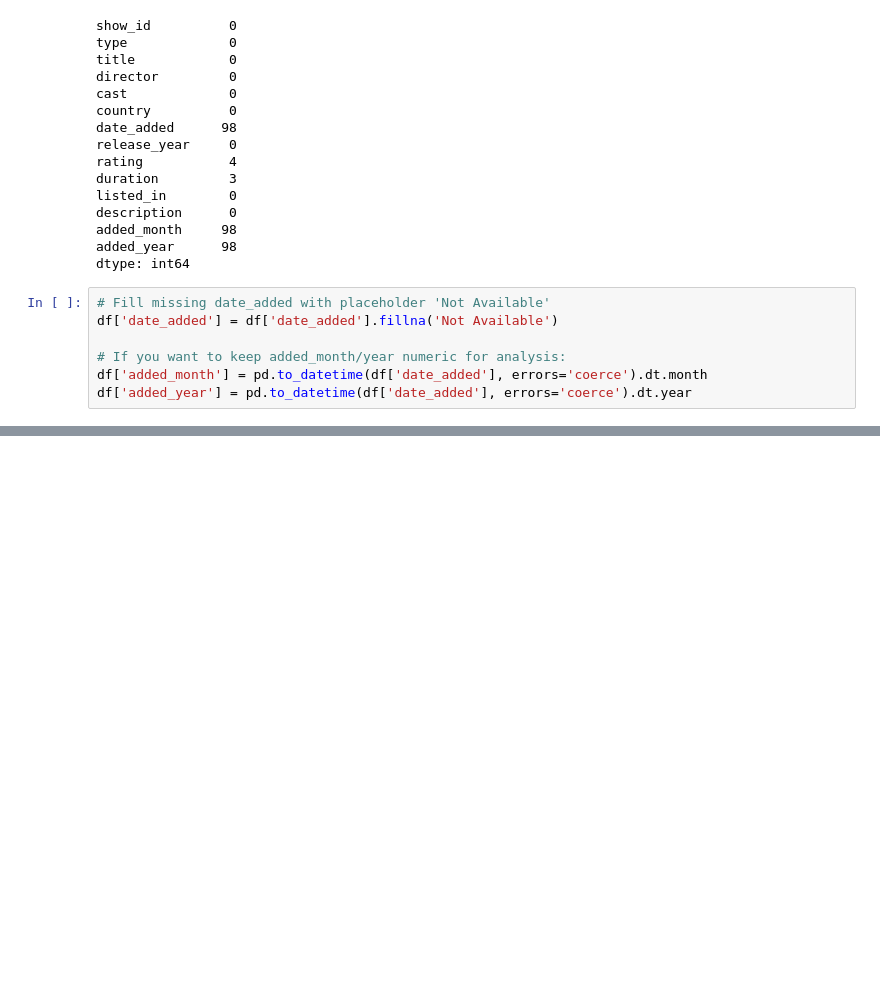
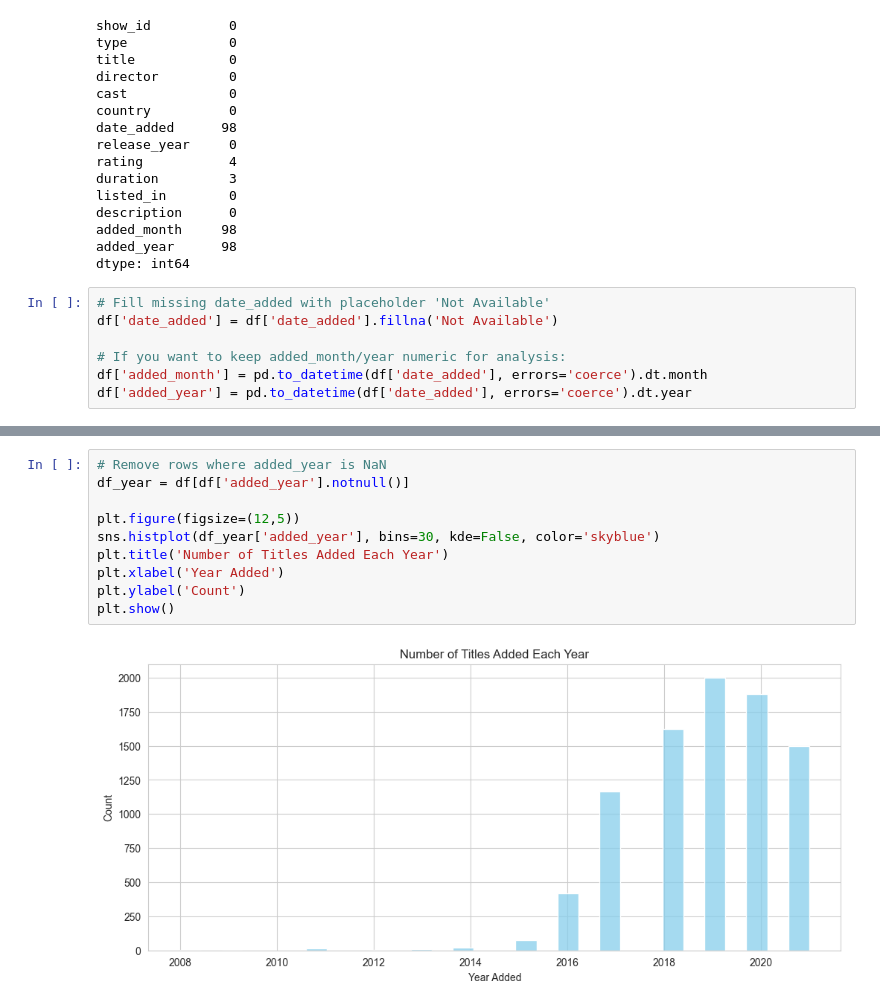
Before and after one commit to nitishaggarwal1/Netflix-Data-Analysis, a Jupyter notebook: netflix_analysis.ipynb, the cells around one changed output, grey strips where cells are left out. Drawn from its saved outputs; the diff is of its cells as text; blank space fills up the shorter version.

```diff
--- a/netflix_analysis.ipynb
+++ b/netflix_analysis.ipynb
@@ -217,0 +272,12 @@ df['added_year'] = pd.to_datetime(df['date_added'], errors='coerce').dt.year
+# %%
+# Remove rows where added_year is NaN
+df_year = df[df['added_year'].notnull()]
+
+plt.figure(figsize=(12,5))
+sns.histplot(df_year['added_year'], bins=30, kde=False, color='skyblue')
+plt.title('Number of Titles Added Each Year')
+plt.xlabel('Year Added')
+plt.ylabel('Count')
+plt.show()
+# %% [output]
+[figure, added]
```
Also changed, not shown: parts of 30 cells of this notebook, 1 other file.
